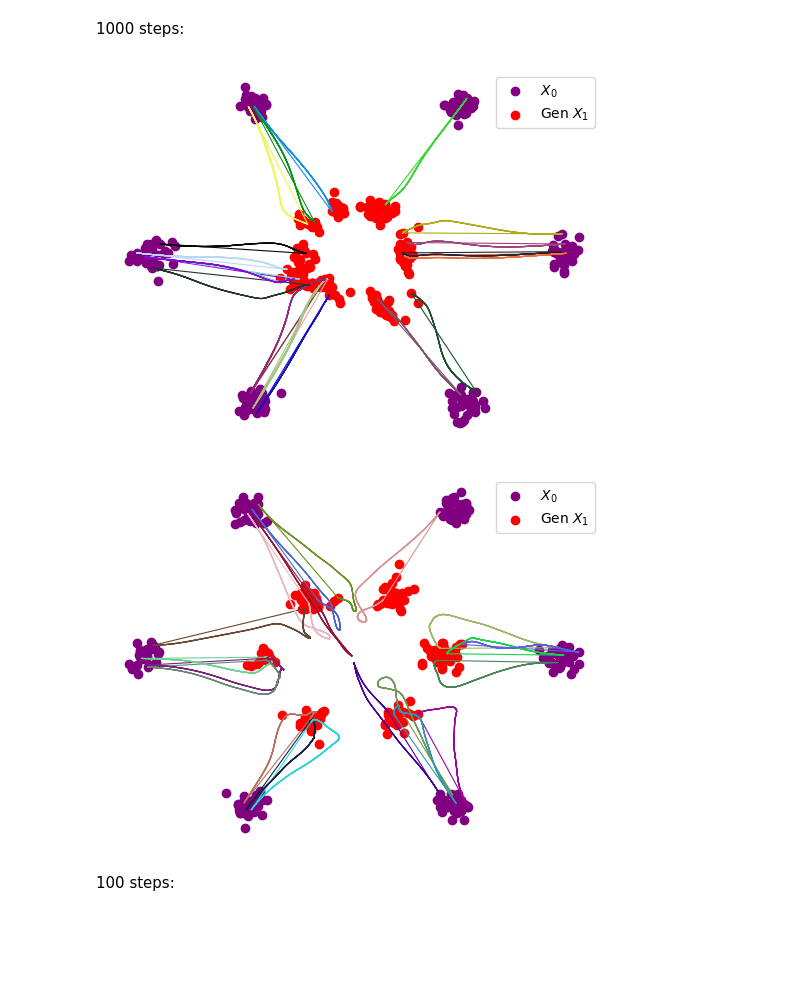
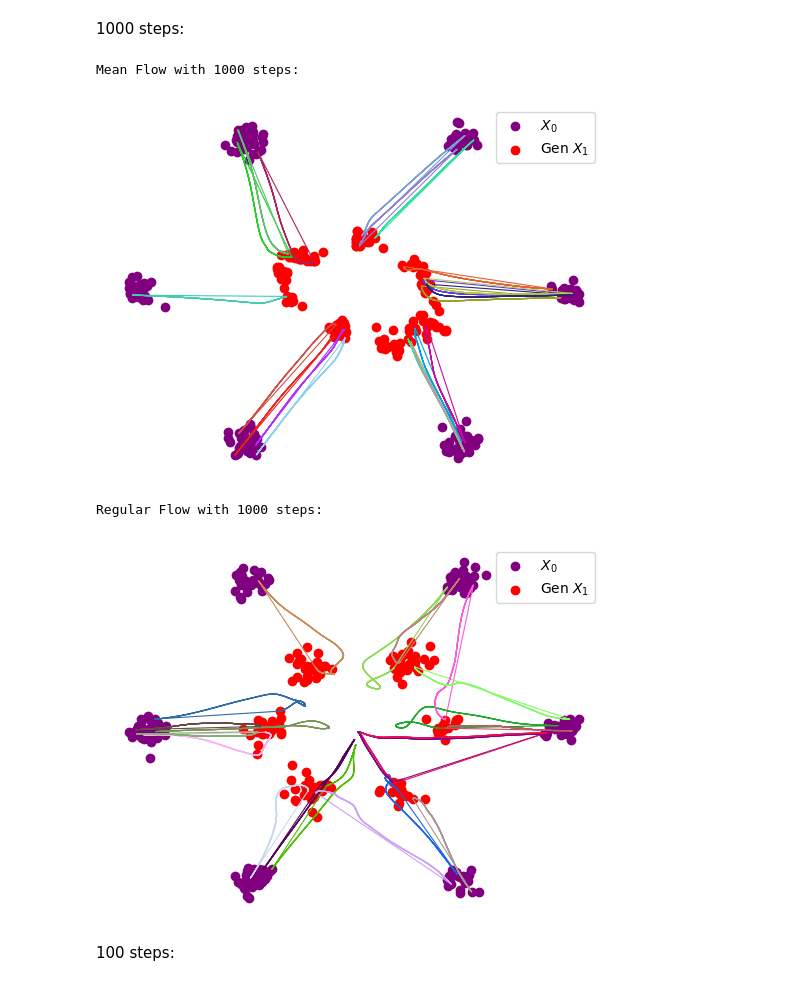
Before and after one commit to wenhangao21/Concept2Code-papers-in-30-minutes, a Jupyter notebook: mean_flow/Mean_flow.ipynb, the cells around one changed output. Saved outputs shown, nothing was run; the diff lists cells and outputs as text; code cells hidden in the pictures; blank space fills up the shorter version.

```diff
--- a/mean_flow/Mean_flow.ipynb
+++ b/mean_flow/Mean_flow.ipynb
@@ -387,7 +357,7 @@ def visualize_mean_flow_sampling(flow_model, T):
     Args:
         flow_model (nn.Module): A trained flow model used to simulate particle movement.
     """
-    test_pi_0 = sample_pi(radius=12, N=200)
+    test_pi_0 = sample_pi_0(N=200)
     test_pi_1 = sample_mean_flow(flow_model=flow_model, T=T, pi_0=torch.from_numpy(test_pi_0).to(device))
     plt.figure()
     plt.scatter(test_pi_0[:, 0], test_pi_0[:, 1], c='purple', label=r'$X_0$')
@@ -408,11 +378,16 @@ def visualize_mean_flow_sampling(flow_model, T):
     plt.axis('off')
     plt.gca().set_frame_on(False)
     plt.show()
-
-visualize_mean_flow_sampling(mean_flow, T=1000)
-visualize_regular_flow_sampling(regular_flow, T=1000)
-# %% [output]
-[figure, removed]
-[figure, removed]
+# %%
+T=1000
+print(f"Mean Flow with {T} steps:")
+visualize_mean_flow_sampling(mean_flow, T=T)
+print(f"Regular Flow with {T} steps:")
+visualize_regular_flow_sampling(regular_flow, T=T)
+# %% [output]
+Mean Flow with 1000 steps:
+[figure, added]
+Regular Flow with 1000 steps:
+[figure, added]
 # %% [markdown]
 100 steps:
```
Also changed, not shown: parts of 29 cells of this notebook.
